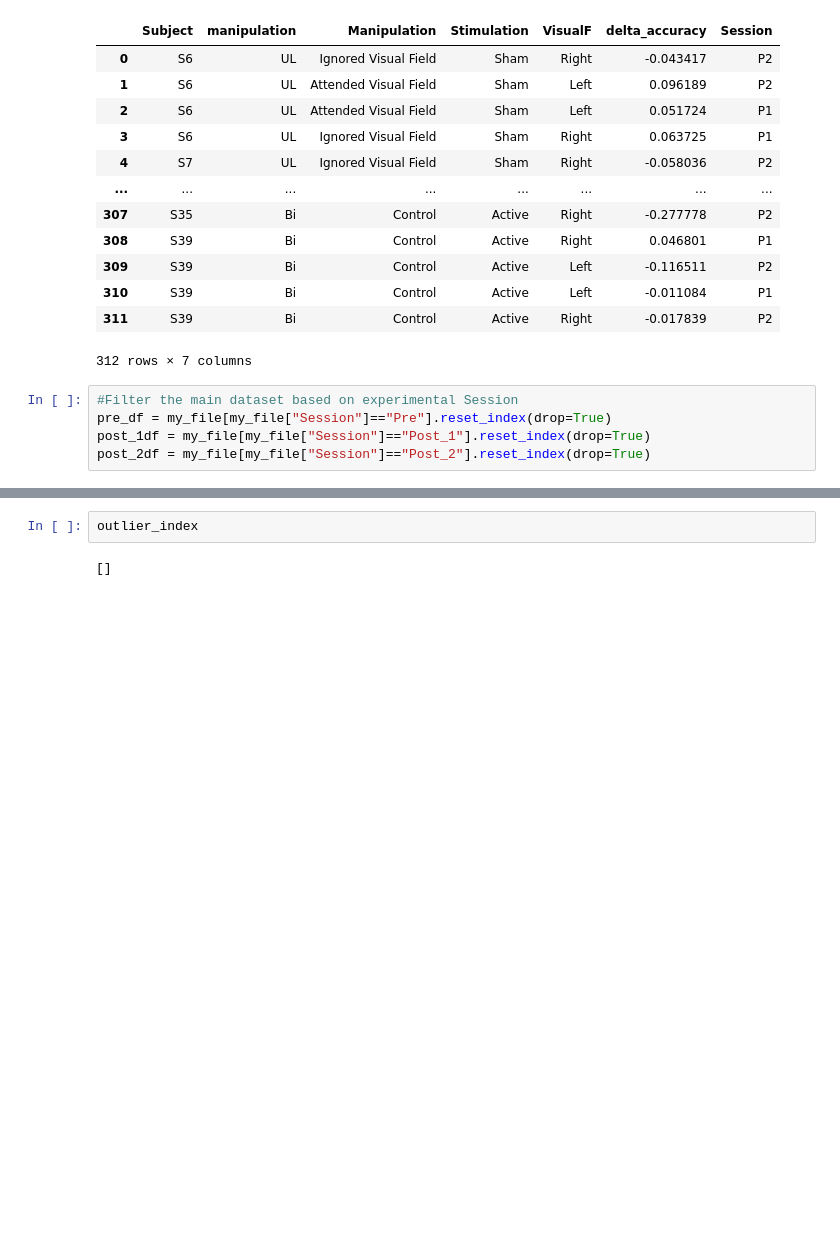
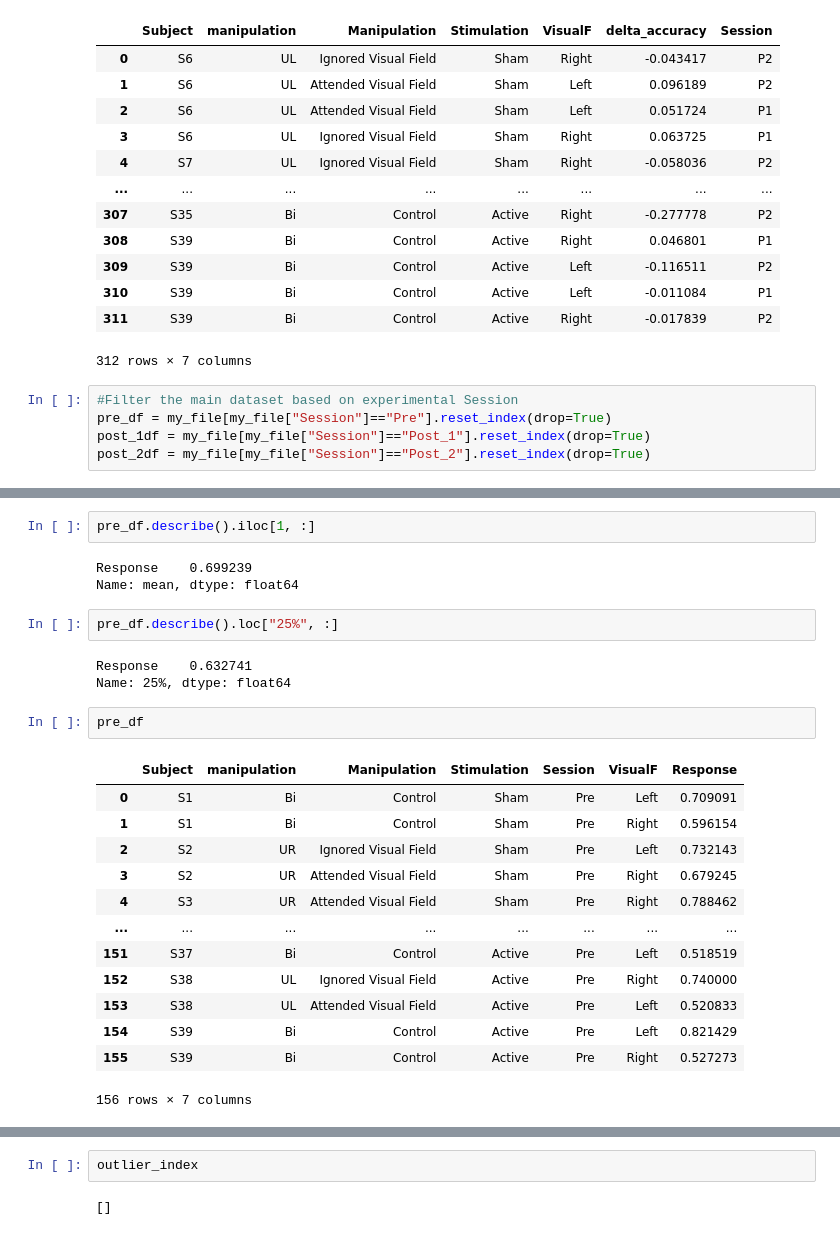
Before and after one commit to MikePsi/Final_Python_Assignment, a Jupyter notebook: python_project_course.ipynb, the cells around one changed output, grey strips where cells are left out. Cells and saved outputs as stored; diff of their text form; blank space fills up the shorter version.

```diff
--- a/python_project_course.ipynb
+++ b/python_project_course.ipynb
@@ -451,3 +490,29 @@ post_2df = my_file[my_file["Session"]=="Post_2"].reset_index(drop=True)
+# %%
+pre_df.describe().iloc[1, :]
+# %% [output]
+Response    0.699239
+Name: mean, dtype: float64
+# %%
+pre_df.describe().loc["25%", :]
+# %% [output]
+Response    0.632741
+Name: 25%, dtype: float64
+# %%
+pre_df
+# %% [output]
+|  | Subject | manipulation | Manipulation | Stimulation | Session | VisualF | Response |
+| 0 | S1 | Bi | Control | Sham | Pre | Left | 0.709091 |
+| 1 | S1 | Bi | Control | Sham | Pre | Right | 0.596154 |
+| 2 | S2 | UR | Ignored Visual Field | Sham | Pre | Left | 0.732143 |
+| 3 | S2 | UR | Attended Visual Field | Sham | Pre | Right | 0.679245 |
+| 4 | S3 | UR | Attended Visual Field | Sham | Pre | Right | 0.788462 |
+| ... | ... | ... | ... | ... | ... | ... | ... |
+| 151 | S37 | Bi | Control | Active | Pre | Left | 0.518519 |
+| 152 | S38 | UL | Ignored Visual Field | Active | Pre | Right | 0.740000 |
+| 153 | S38 | UL | Attended Visual Field | Active | Pre | Left | 0.520833 |
+| 154 | S39 | Bi | Control | Active | Pre | Left | 0.821429 |
+| 155 | S39 | Bi | Control | Active | Pre | Right | 0.527273 |
+156 rows × 7 columns
 # %%
 #Outlier identification on the pre-test (baseline) condition
 
```
Also changed, not shown: parts of 24 cells of this notebook.
